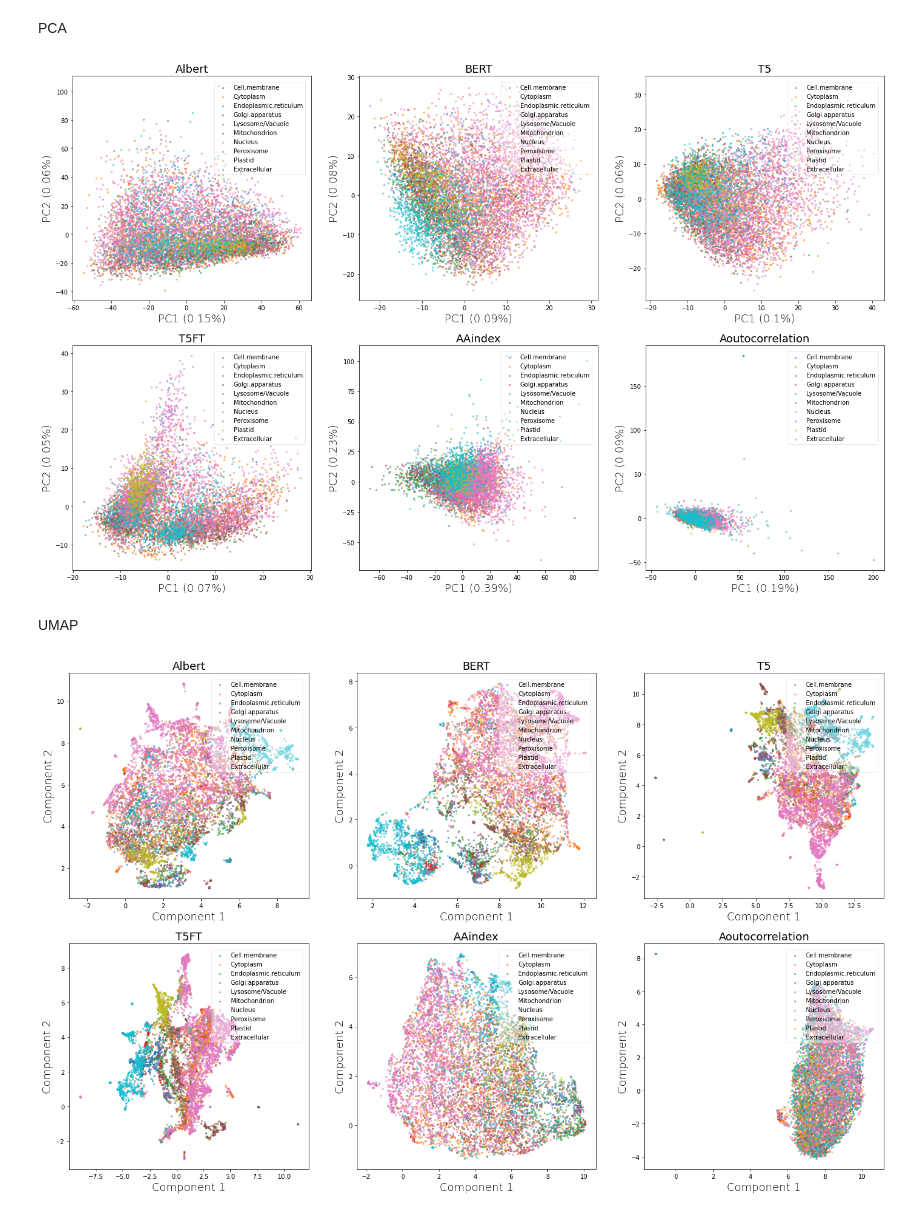
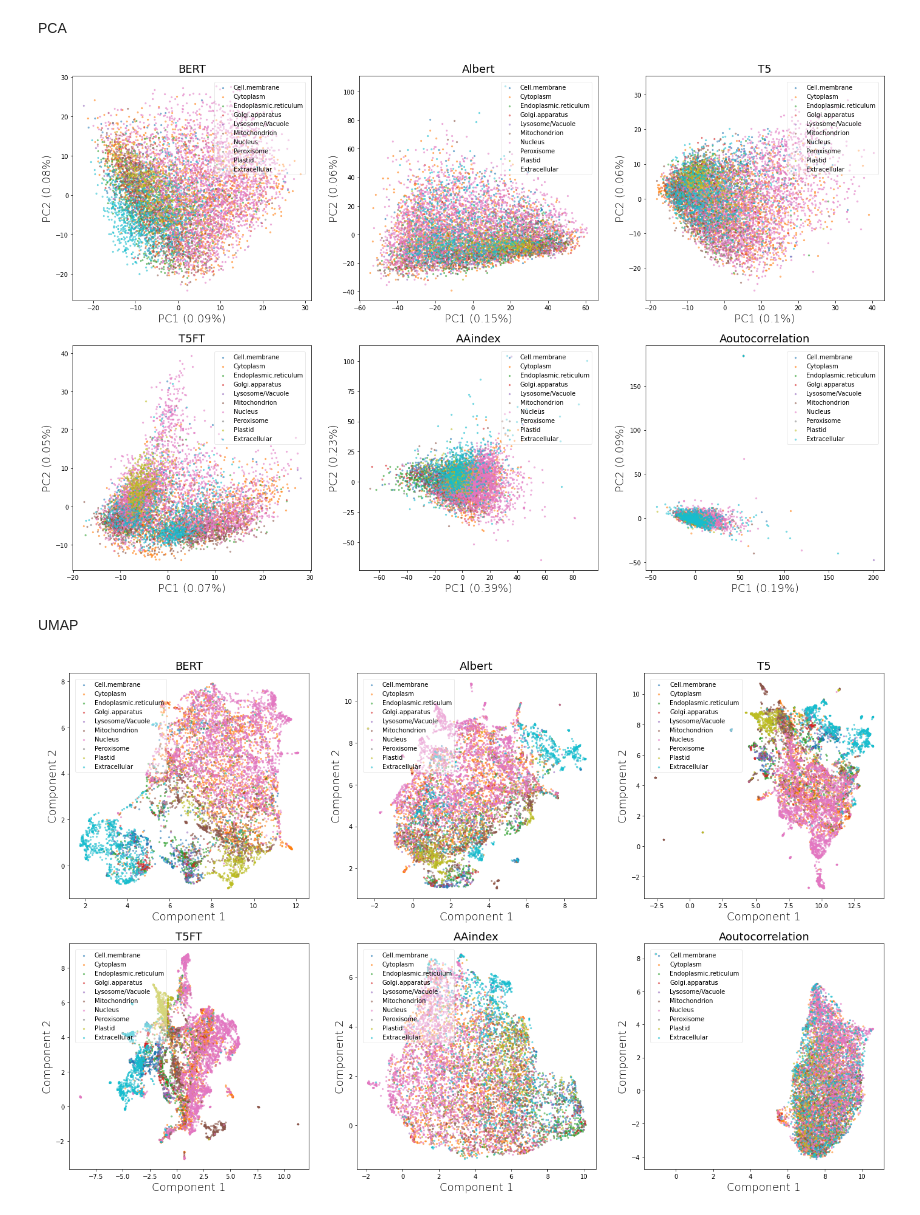
Before and after one commit to TeddyGlass/Bioenv, a Jupyter notebook: notebook/VizAllLocalization.ipynb, the cells around one changed output. Cells and saved outputs as stored; diff of their text form; code cells hidden in the pictures.

```diff
--- a/notebook/VizAllLocalization.ipynb
+++ b/notebook/VizAllLocalization.ipynb
@@ -53,7 +53,7 @@ for X in XLM+XD:
     pcs.append(X_pca)
     evrs.append(evr)
 # %%
-names = ['Albert', 'BERT', 'T5', 'T5FT', 'AAindex', 'Aoutocorrelation']
+names = ['BERT', 'Albert', 'T5', 'T5FT', 'AAindex', 'Aoutocorrelation']
 
 fig, axs = plt.subplots(2,3,figsize=(24,15))
 for i in range(len(pcs)):
@@ -75,7 +75,7 @@ for i in range(len(pcs)):
         axs[ax1, ax2].legend(bbox_to_anchor=(1, 1), loc='upper right', borderaxespad=1).get_frame().set_alpha(0.4)
 fig.savefig('../results/20220703_DeepLocAll_PCA.png', dpi=200)
 # %% [output]
-[figure, old version]
+[figure, new version]
 # %% [markdown]
 UMAP
 # %%
@@ -87,26 +87,26 @@ for X in tqdm(XLM+XD):
     embedding = mapper.fit_transform(X_scal)
     embeddings.append(embedding)
 # %%
-names = ['Albert', 'BERT', 'T5', 'T5FT', 'AAindex', 'Aoutocorrelation']
+names = ['BERT', 'Albert', 'T5', 'T5FT', 'AAindex', 'Aoutocorrelation']
 
 fig, axs = plt.subplots(2,3,figsize=(24,15))
 for i in range(len(embeddings)):
     if i < 3:
         ax1, ax2 = 0, i
     else:
         ax1, ax2 = 1, i-3
     for loc, idx in zip(localization, localization_idxes):
         axs[ax1, ax2].scatter(
                 embeddings[i][idx,0],
                 embeddings[i][idx,1],
                 s=5,
                 alpha=0.5,
                 label=loc,
             )
         axs[ax1, ax2].set_xlabel('Component 1', fontsize=18, fontweight=20)
         axs[ax1, ax2].set_ylabel('Component 2', fontsize=18, fontweight=20)
-        axs[ax1, ax2].legend(bbox_to_anchor=(1, 1), loc='upper right', borderaxespad=1).get_frame().set_alpha(0.4)
+        axs[ax1, ax2].legend(bbox_to_anchor=(0, 1), loc='upper left', borderaxespad=1).get_frame().set_alpha(0.4)
         axs[ax1, ax2].set_title(names[i], fontsize=18)
 fig.savefig('../results/20220703_DeepLocAll_UMAP.png', dpi=200)
 # %% [output]
-[figure, old version]
+[figure, new version]
```
Also changed, not shown: parts of 1 cell of this notebook, 8 other files.
